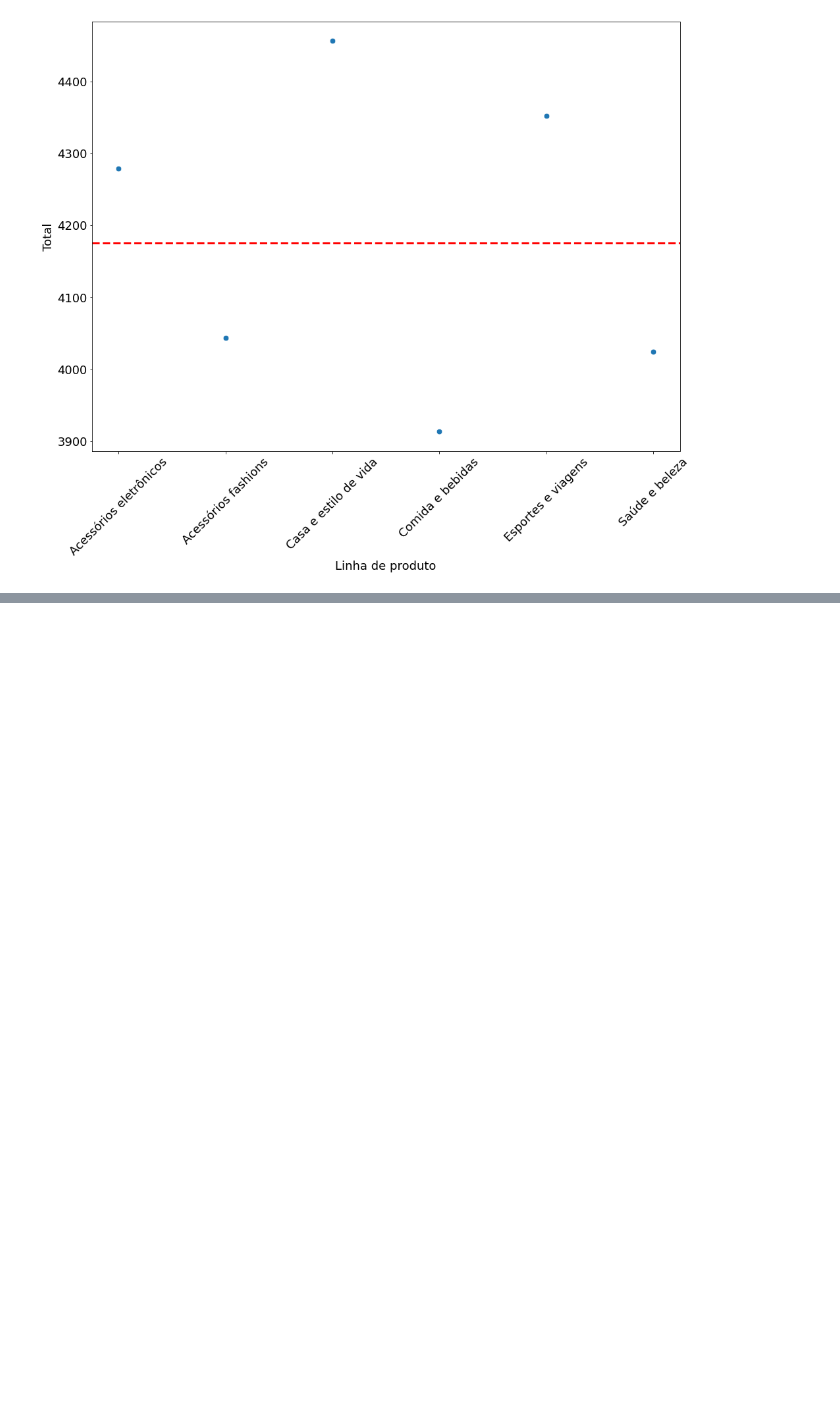
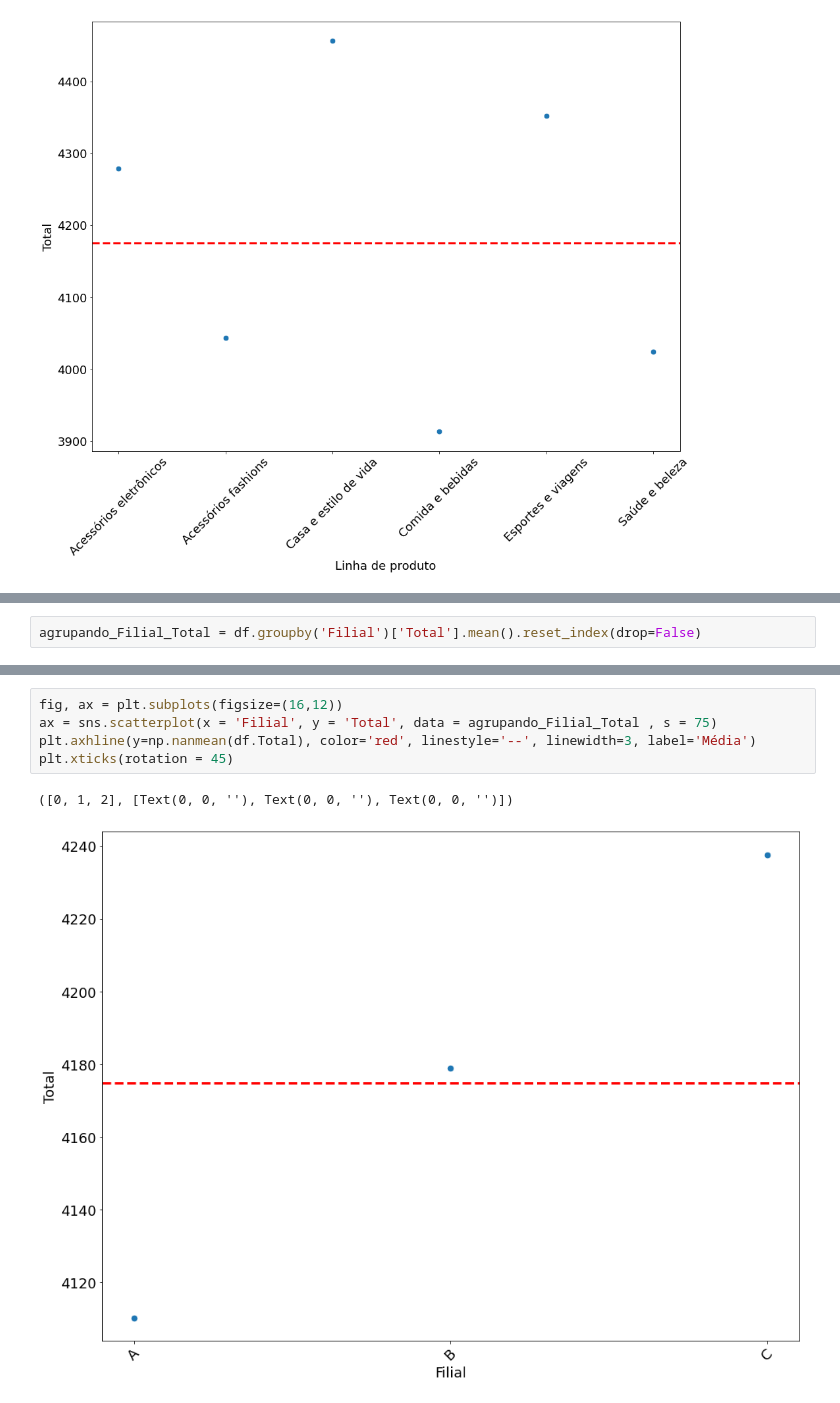
Before and after one commit to honkth/Primeira-An-lise, a Jupyter notebook: Primeira_prática.ipynb, the cells around one changed output, grey strips where cells are left out. Saved outputs shown, nothing was run; the diff lists cells and outputs as text; blank space fills up the shorter version.

```diff
--- a/Primeira_prática.ipynb
+++ b/Primeira_prática.ipynb
@@ -317,0 +335,2 @@ plt.xticks(rotation = 45)
+# %%
+agrupando_Filial_Total = df.groupby('Filial')['Total'].mean().reset_index(drop=False)
@@ -317,0 +344,8 @@ plt.xticks(rotation = 45)
+# %%
+fig, ax = plt.subplots(figsize=(16,12))
+ax = sns.scatterplot(x = 'Filial', y = 'Total', data = agrupando_Filial_Total , s = 75)
+plt.axhline(y=np.nanmean(df.Total), color='red', linestyle='--', linewidth=3, label='Média')
+plt.xticks(rotation = 45)
+# %% [output]
+([0, 1, 2], [Text(0, 0, ''), Text(0, 0, ''), Text(0, 0, '')])
+[figure, added]
```
Also changed, not shown: parts of 25 cells of this notebook.
